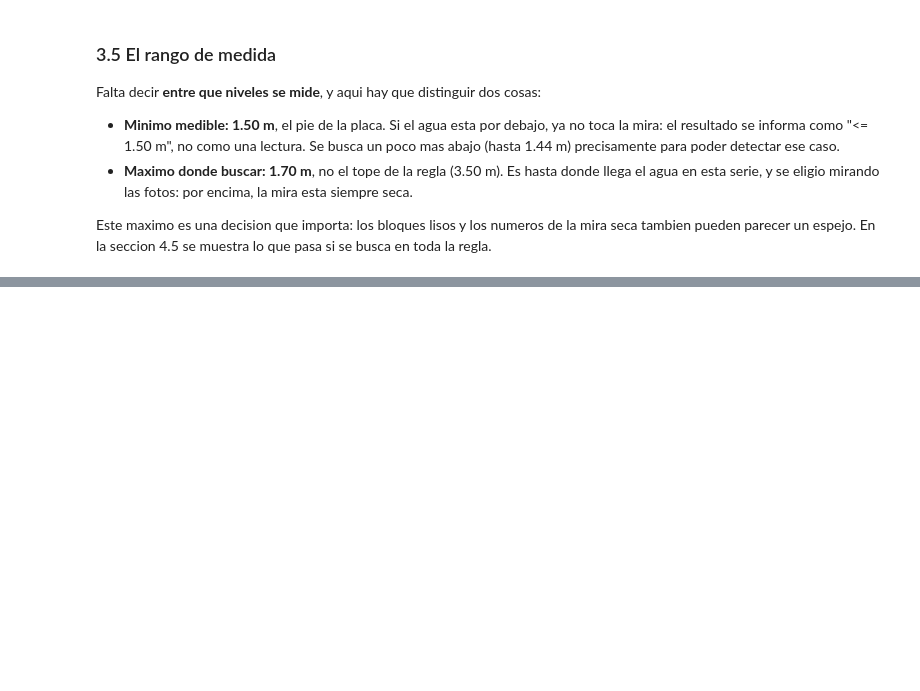
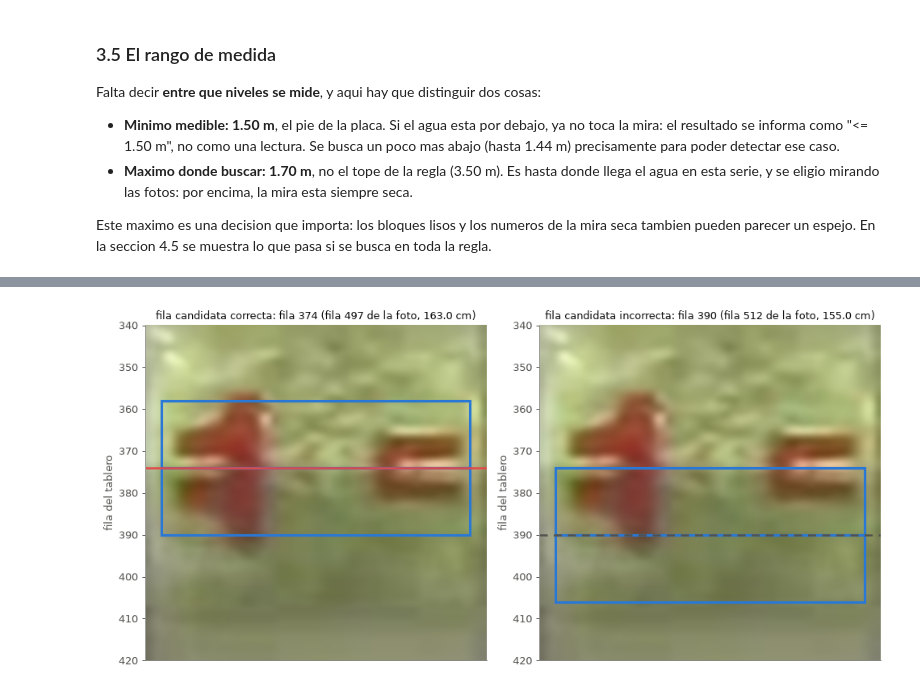
Before and after one commit to SCaballero427/medicion-de-nivel-en-canales-abiertos, a Jupyter notebook: 01_meguro_algoritmo_basico/01_meguro_algoritmo_basico.ipynb, the cells around one changed output, grey strips where cells are left out. Drawn from its saved outputs; the diff is of its cells as text; code cells hidden in the pictures; blank space fills up the shorter version.

Commit message:
Algoritmo: ventanas y comparacion en espejo

```diff
--- a/01_meguro_algoritmo_basico/01_meguro_algoritmo_basico.ipynb
+++ b/01_meguro_algoritmo_basico/01_meguro_algoritmo_basico.ipynb
@@ -439,0 +457,20 @@ NIVEL_MIN_BUSQUEDA = 144.0    # >>> AJUSTABLE <<< cm: se busca algo por debajo d
+# %%
+VENTANA_CM = 8.0           # >>> AJUSTABLE <<< alto de cada ventana
+H = int(VENTANA_CM * PX_POR_CM)
+COLUMNAS = (3, 59)         # >>> AJUSTABLE <<< columnas del tablero que se comparan (dentro de la placa)
+
+FILA_BUENA, FILA_MALA = 374, 390     # filas del tablero de la figura: la que da el metodo (4.3) y una incorrecta
+
+fig, ax = plt.subplots(1, 2, figsize=(11, 5.2))
+for a, fila, nombre in zip(ax, [FILA_BUENA, FILA_MALA], ["fila candidata correcta", "fila candidata incorrecta"]):
+    f0, f1 = T.fila_de(180), T.fila_de(140)
+    a.imshow(rgb(tablero), extent=[0, ANCHO, alto_total, 0], aspect="auto", interpolation="bicubic")
+    a.set_ylim(f1, f0)
+    a.add_patch(Rectangle((COLUMNAS[0], fila - H), COLUMNAS[1] - COLUMNAS[0], H, fill=False, ec=AZUL, lw=2.5))
+    a.add_patch(Rectangle((COLUMNAS[0], fila), COLUMNAS[1] - COLUMNAS[0], H, fill=False, ec=AZUL, lw=2.5))
+    a.axhline(fila, color=ROJO if fila == FILA_BUENA else TINTA2, lw=2, ls="-" if fila == FILA_BUENA else (0, (4, 3)))
+    a.set_xticks([]); a.set_ylabel("fila del tablero")
+    a.set_title("%s: fila %d (fila %.0f de la foto, %.1f cm)" % (nombre, fila, T.a_foto(ANCHO / 2, fila)[1], T.nivel_de(fila)), color=TINTA, fontsize=10.5)
+plt.tight_layout()
+# %% [output]
+[figure, added]
```
Also changed, not shown: parts of 3 cells of this notebook.
